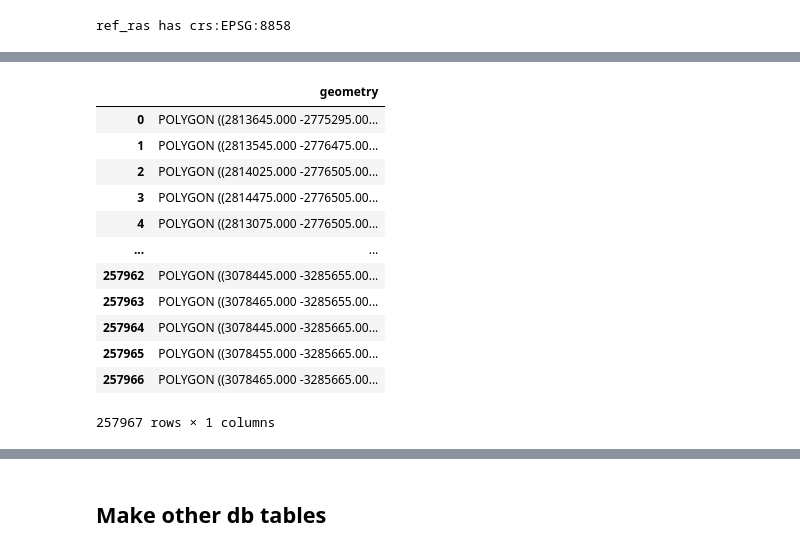
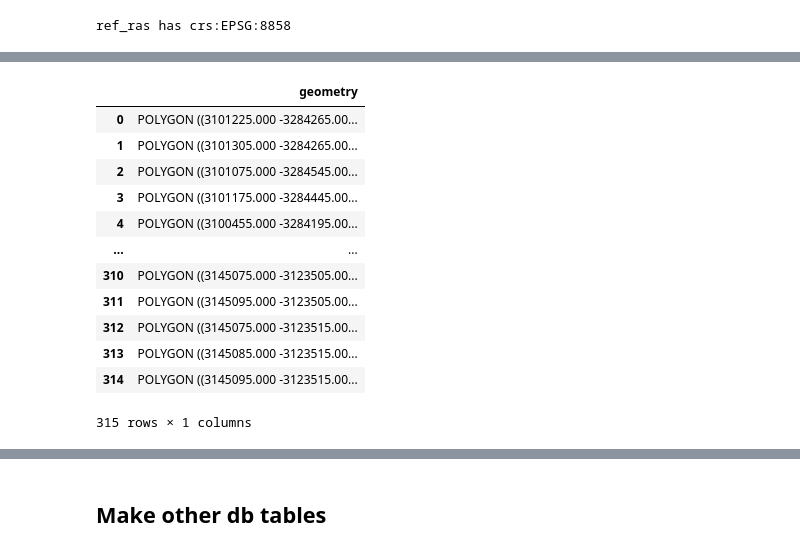
Before and after one commit to klwalker-sb/collectcube, a Jupyter notebook: notebooks/CEL_py_sample/training_sample.ipynb, the cells around one changed output, grey strips where cells are left out. Cells and saved outputs as stored; diff of their text form; code cells hidden in the pictures.

Commit message:
details to edit training samp

```diff
--- a/notebooks/CEL_py_sample/training_sample.ipynb
+++ b/notebooks/CEL_py_sample/training_sample.ipynb
@@ -28,5 +41,5 @@ res = 10
 # %%
-old_pts = pd.read_csv(os.path.join(out_dir,'train_fordb.csv'))
+old_pts = pd.read_csv(os.path.join(out_dir,'lastpts.csv'))
 old_pts_df = gpd.GeoDataFrame(old_pts,geometry = gpd.points_from_xy(old_pts.cent_X, old_pts.cent_Y, crs="EPSG:8858"))
-print(old_pts_df[old_pts_df['PID0'] == 3602])
+print(old_pts_df[old_pts_df['PID0'] == 31449])
 # %% [output]
@@ -65,5 +72,5 @@ old_pts_df.head()
 # %%
-ptfile = os.path.join(out_dir,'training_pts_cent.shp')
+ptfile = os.path.join(out_dir,'lastPtsLAST_cent.shp')
 centered_pts = move_points_to_pixel_centroids(old_pts_df, ref_ras, write_pts=True, ptsout=ptfile)
 # %% [output]
 ref_ras has crs:EPSG:8858
@@ -90,20 +85,20 @@ all_pts.head()
 # %%
-boxfile = os.path.join(out_dir,'training_boxes.shp')
+boxfile = os.path.join(out_dir,'training_boxes_lastPtsLAST.shp')
 make_pixel_boxes_from_pts(all_pts, boxfile, res, write_boxes=True)
 # %% [output]
 |  | geometry |
-| 0 | POLYGON ((2813645.000 -2775295.00... |
-| 1 | POLYGON ((2813545.000 -2776475.00... |
-| 2 | POLYGON ((2814025.000 -2776505.00... |
-| 3 | POLYGON ((2814475.000 -2776505.00... |
-| 4 | POLYGON ((2813075.000 -2776505.00... |
+| 0 | POLYGON ((3101225.000 -3284265.00... |
+| 1 | POLYGON ((3101305.000 -3284265.00... |
+| 2 | POLYGON ((3101075.000 -3284545.00... |
+| 3 | POLYGON ((3101175.000 -3284445.00... |
+| 4 | POLYGON ((3100455.000 -3284195.00... |
 | ... | ... |
-| 257962 | POLYGON ((3078445.000 -3285655.00... |
-| 257963 | POLYGON ((3078465.000 -3285655.00... |
-| 257964 | POLYGON ((3078445.000 -3285665.00... |
-| 257965 | POLYGON ((3078455.000 -3285665.00... |
-| 257966 | POLYGON ((3078465.000 -3285665.00... |
+| 310 | POLYGON ((3145075.000 -3123505.00... |
+| 311 | POLYGON ((3145095.000 -3123505.00... |
+| 312 | POLYGON ((3145075.000 -3123515.00... |
+| 313 | POLYGON ((3145085.000 -3123515.00... |
+| 314 | POLYGON ((3145095.000 -3123515.00... |
-257967 rows × 1 columns
+315 rows × 1 columns
 # %%
 pts_info = make_pixel_table(all_pts,samp_group=None)
 pts_info.drop(columns=['sampgroup'], inplace=True)
```
Also changed, not shown: parts of 49 cells of this notebook, 2 other files.
